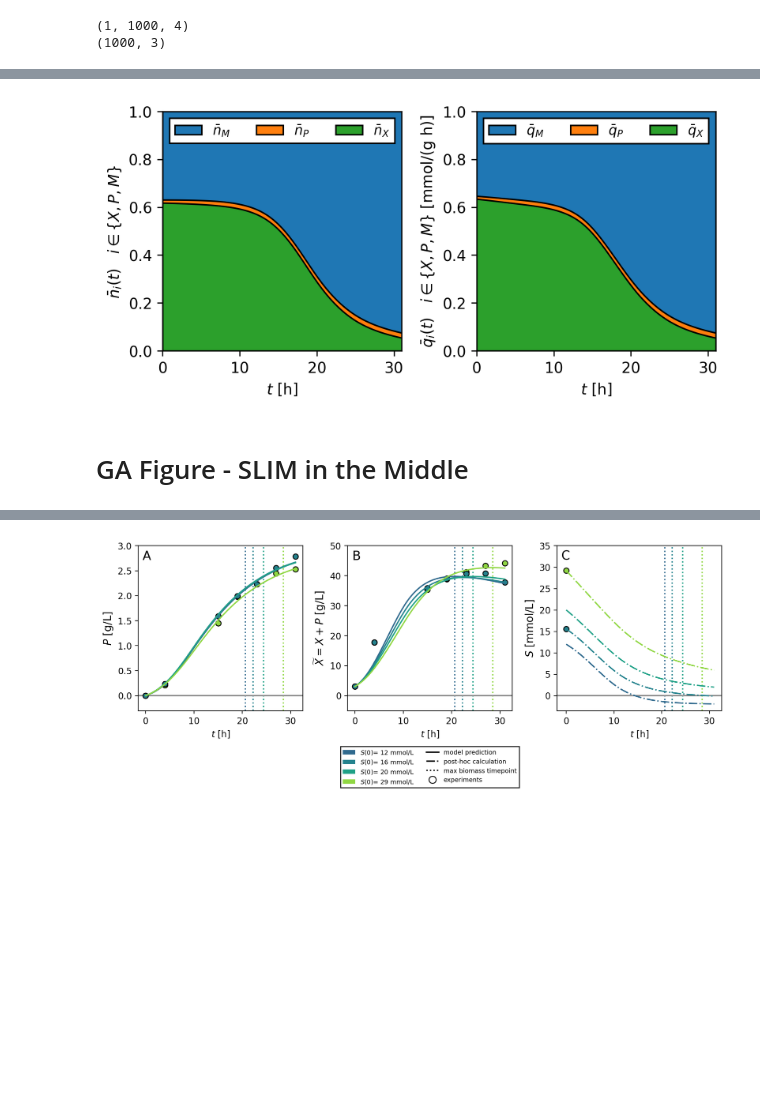
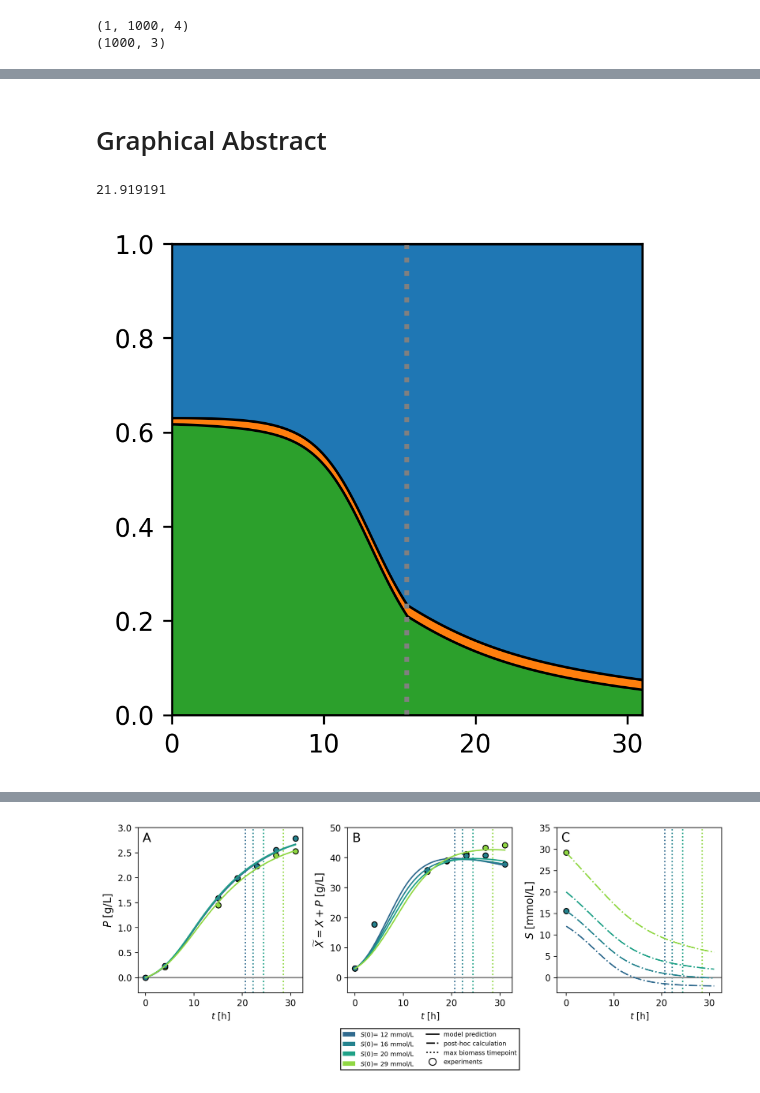
Before and after one commit to Gotsmy/FBA-Hyb, a Jupyter notebook: SLIM_check_MPMs.ipynb, the cells around one changed output, grey strips where cells are left out. Cells and saved outputs as stored; diff of their text form; code cells hidden in the pictures; blank space fills up the shorter version.

```diff
--- a/SLIM_check_MPMs.ipynb
+++ b/SLIM_check_MPMs.ipynb
@@ -476,30 +283,53 @@ plt.show()
+# %% [markdown]
+# Graphical Abstract
 # %%
+j = 0
+add = 7.8*2
+data_ = [_[j:j+1] for _ in EXP_DATA]
+data_[5] = data_[5].at[0, 0, -1].set(add)  # subtract 10
+YT, yy_pred = AF.parse_data_to_model(SRfba_ENS, data_,key,timepoints=100)
+T_X_MAX = YT[0][np.argmax(yy_pred[0,:,2])]
+print(T_X_MAX)
+
 plt.figure(dpi=300, figsize=(6, 4))
 tt = SMTH["t"][0,:]
 
 ax1 = plt.subplot(121, box_aspect=1)
 
-plt.fill_between(tt,n[:,2]+n[:,0]+n[:,1],label=r"$\bar{n}_M$",edgecolor="k")
-plt.fill_between(tt,n[:,1]+n[:,0],label=r"$\bar{n}_P$",edgecolor="k")
-plt.fill_between(tt,n[:,0],label=r"$\bar{n}_X$",edgecolor="k")
+# Original time bounds
+t0 = tt[0]
+t1 = tt[-1]
+
+# Target midpoint (where T_X_MAX should go)
+t_mid_new = 0.5 * (t0 + t1)
+
+# Allocate new array
+tt_centered = np.empty_like(tt)
+
+# Left side: compress [t0, T_X_MAX] -> [t0, t_mid_new]
+mask_left = tt <= T_X_MAX
+tt_centered[mask_left] = t0 + (tt[mask_left] - t0) * (t_mid_new - t0) / (T_X_MAX - t0)
+
+# Right side: stretch [T_X_MAX, t1] -> [t_mid_new, t1]
+mask_right = tt > T_X_MAX
+tt_centered[mask_right] = t_mid_new + (tt[mask_right] - T_X_MAX) * (t1 - t_mid_new) / (t1 - T_X_MAX)
+
+# Use the transformed time (local variable, so the real time axis `tt` stays unchanged for Figure 4)
+tt_ga = tt_centered
+
+plt.fill_between(tt_ga,n[:,2]+n[:,0]+n[:,1],label=r"$\bar{n}_M$",edgecolor="k")
+plt.fill_between(tt_ga,n[:,1]+n[:,0],label=r"$\bar{n}_P$",edgecolor="k")
+plt.fill_between(tt_ga,n[:,0],label=r"$\bar{n}_X$",edgecolor="k")
 plt.ylim(0,1)
-plt.ylabel(r"$\bar{n}_i(t) \quad i \in \{X, P, M\}$ ")
-plt.legend(fancybox=False,framealpha=1,edgecolor="k",loc="upper center",ncol=3,fontsize=9)
+plt.axvline(t_mid_new, color="grey", linestyle=":", linewidth=2, zorder=1)
+# plt.ylabel(r"$\bar{n}_i(t) \quad i \in \{X, P, M\}$ ")
+# plt.legend(fancybox=False,framealpha=1,edgecolor="k",loc="upper center",ncol=3,fontsize=9)
 
-ax2 = plt.subplot(122, box_aspect=1)
-plt.fill_between(tt,(q[:,2]+q[:,0]+q[:,1])/qG,label=r"$\bar{q}_M$",edgecolor="k")
-plt.fill_between(tt,(q[:,1]+q[:,0]       )/qG,label=r"$\bar{q}_P$",edgecolor="k")
-plt.fill_between(tt,(q[:,0]              )/qG,label=r"$\bar{q}_X$",edgecolor="k")
-plt.ylabel(r"$\bar{q}_i(t) \quad i \in \{X, P, M\}$ [mmol/(g h)]")
-plt.ylim(0,1)
-plt.legend(fancybox=False,framealpha=1,edgecolor="k",loc="upper center",ncol=3,fontsize=9)
-
-for ax in [ax1,ax2]:
-    ax.set_xlim(tt[0],tt[-1])
-    ax.set_xlabel(r"$t$ [h]")
+for ax in [ax1]:
+    ax.set_xlim(tt_ga[0],tt_ga[-1])
+    # ax.set_xlabel(r"$t$ [h]")
 plt.tight_layout()
 plt.show()
 # %% [output]
+21.919191
-[figure, old version]
+[figure, new version]
-# %% [markdown]
-# GA Figure - SLIM in the Middle
```
Also changed, not shown: parts of 14 cells of this notebook, 4 other files.
